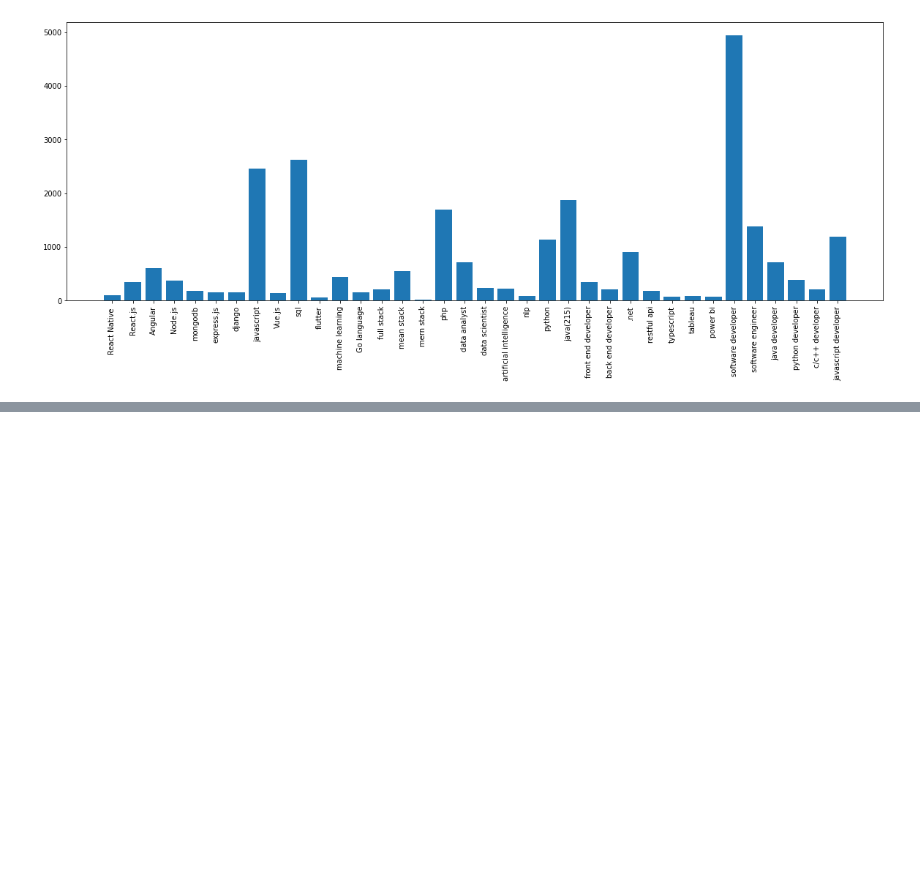
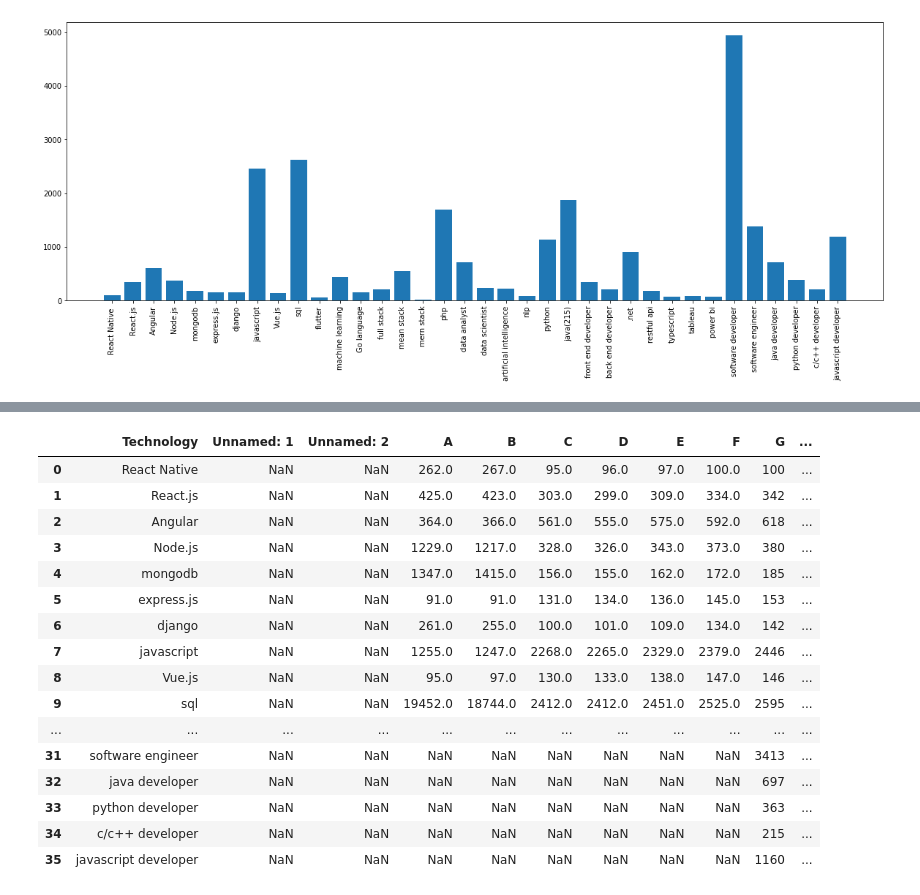
Before and after one commit to capitallatera/Case-Study, a Jupyter notebook: Technology_Monitoring.ipynb, the cells around one changed output, grey strips where cells are left out. Saved outputs shown, nothing was run; the diff lists cells and outputs as text; code cells hidden in the pictures; blank space fills up the shorter version.

```diff
--- a/Technology_Monitoring.ipynb
+++ b/Technology_Monitoring.ipynb
@@ -69,0 +98,12 @@ df[['Technology','G','H']].plot(x='Technology',kind='bar',figsize=(20,7))
+# %%
+l1=[]
+l2=[]
+def fun(x):
+  if str(x)[0]=='-':
+    l1.append(str(x)[1:])
+    l2.append('Decrease')
+    return (str(x)[1:],"Decrease")
+  else:
+    l1.append(str(x))
+    l2.append('Increase')
+    return (str(x),"Increase")
@@ -69,0 +113,23 @@ df[['Technology','G','H']].plot(x='Technology',kind='bar',figsize=(20,7))
+# %%
+df['% age']=l1
+df['Change']=l2
+# %%
+df
+# %% [output]
+|  | Technology | Unnamed: 1 | Unnamed: 2 | A | B | C | D | E | F | G | ... |
+| 0 | React Native | NaN | NaN | 262.0 | 267.0 | 95.0 | 96.0 | 97.0 | 100.0 | 100 | ... |
+| 1 | React.js | NaN | NaN | 425.0 | 423.0 | 303.0 | 299.0 | 309.0 | 334.0 | 342 | ... |
+| 2 | Angular | NaN | NaN | 364.0 | 366.0 | 561.0 | 555.0 | 575.0 | 592.0 | 618 | ... |
+| 3 | Node.js | NaN | NaN | 1229.0 | 1217.0 | 328.0 | 326.0 | 343.0 | 373.0 | 380 | ... |
+| 4 | mongodb | NaN | NaN | 1347.0 | 1415.0 | 156.0 | 155.0 | 162.0 | 172.0 | 185 | ... |
+| 5 | express.js | NaN | NaN | 91.0 | 91.0 | 131.0 | 134.0 | 136.0 | 145.0 | 153 | ... |
+| 6 | django | NaN | NaN | 261.0 | 255.0 | 100.0 | 101.0 | 109.0 | 134.0 | 142 | ... |
+| 7 | javascript | NaN | NaN | 1255.0 | 1247.0 | 2268.0 | 2265.0 | 2329.0 | 2379.0 | 2446 | ... |
+| 8 | Vue.js | NaN | NaN | 95.0 | 97.0 | 130.0 | 133.0 | 138.0 | 147.0 | 146 | ... |
+| 9 | sql | NaN | NaN | 19452.0 | 18744.0 | 2412.0 | 2412.0 | 2451.0 | 2525.0 | 2595 | ... |
+| ... | ... | ... | ... | ... | ... | ... | ... | ... | ... | ... | ... |
+| 31 | software engineer | NaN | NaN | NaN | NaN | NaN | NaN | NaN | NaN | 3413 | ... |
+| 32 | java developer | NaN | NaN | NaN | NaN | NaN | NaN | NaN | NaN | 697 | ... |
+| 33 | python developer | NaN | NaN | NaN | NaN | NaN | NaN | NaN | NaN | 363 | ... |
+| 34 | c/c++ developer | NaN | NaN | NaN | NaN | NaN | NaN | NaN | NaN | 215 | ... |
+| 35 | javascript developer | NaN | NaN | NaN | NaN | NaN | NaN | NaN | NaN | 1160 | ... |
```
Also changed, not shown: parts of 7 cells of this notebook.
